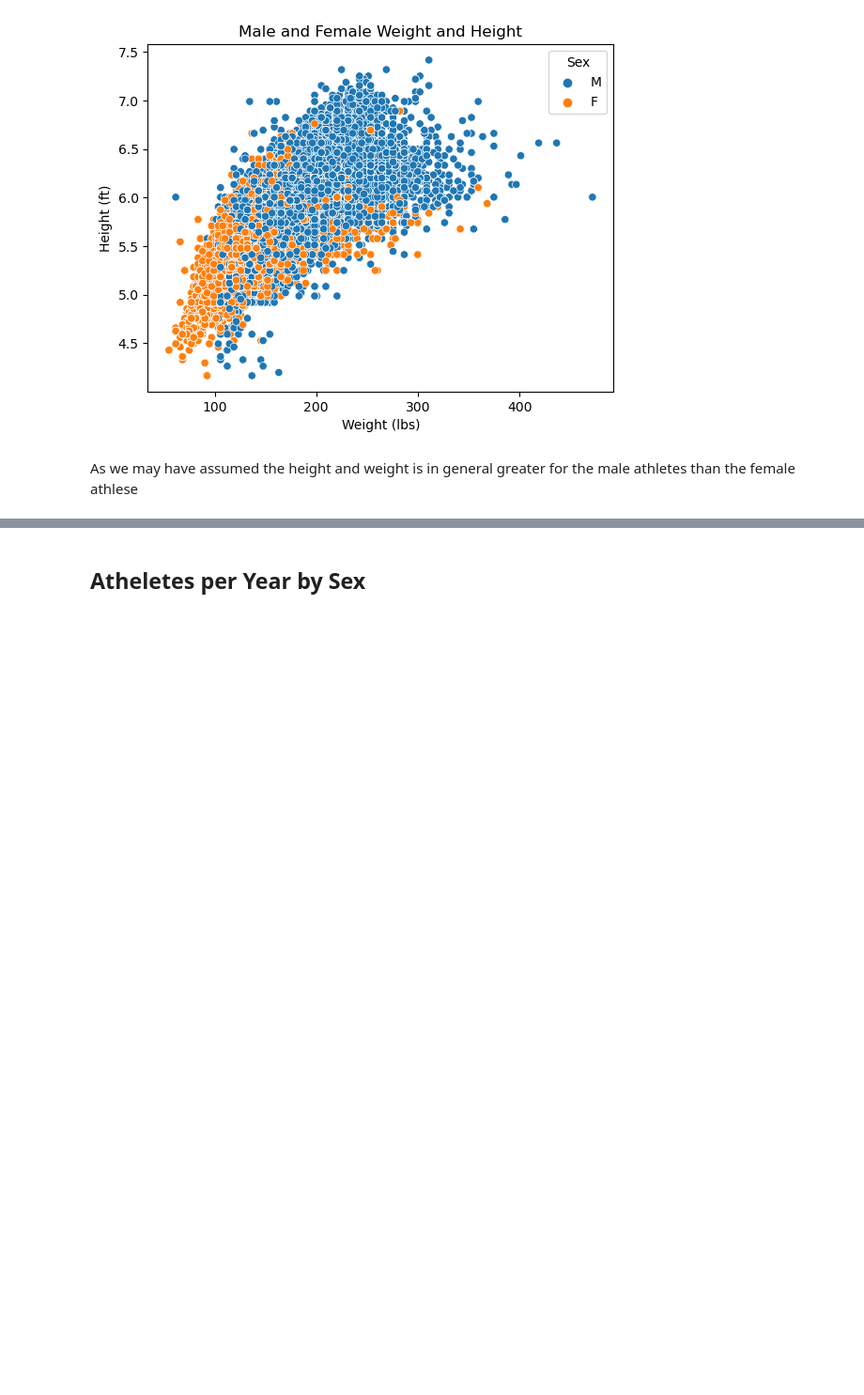
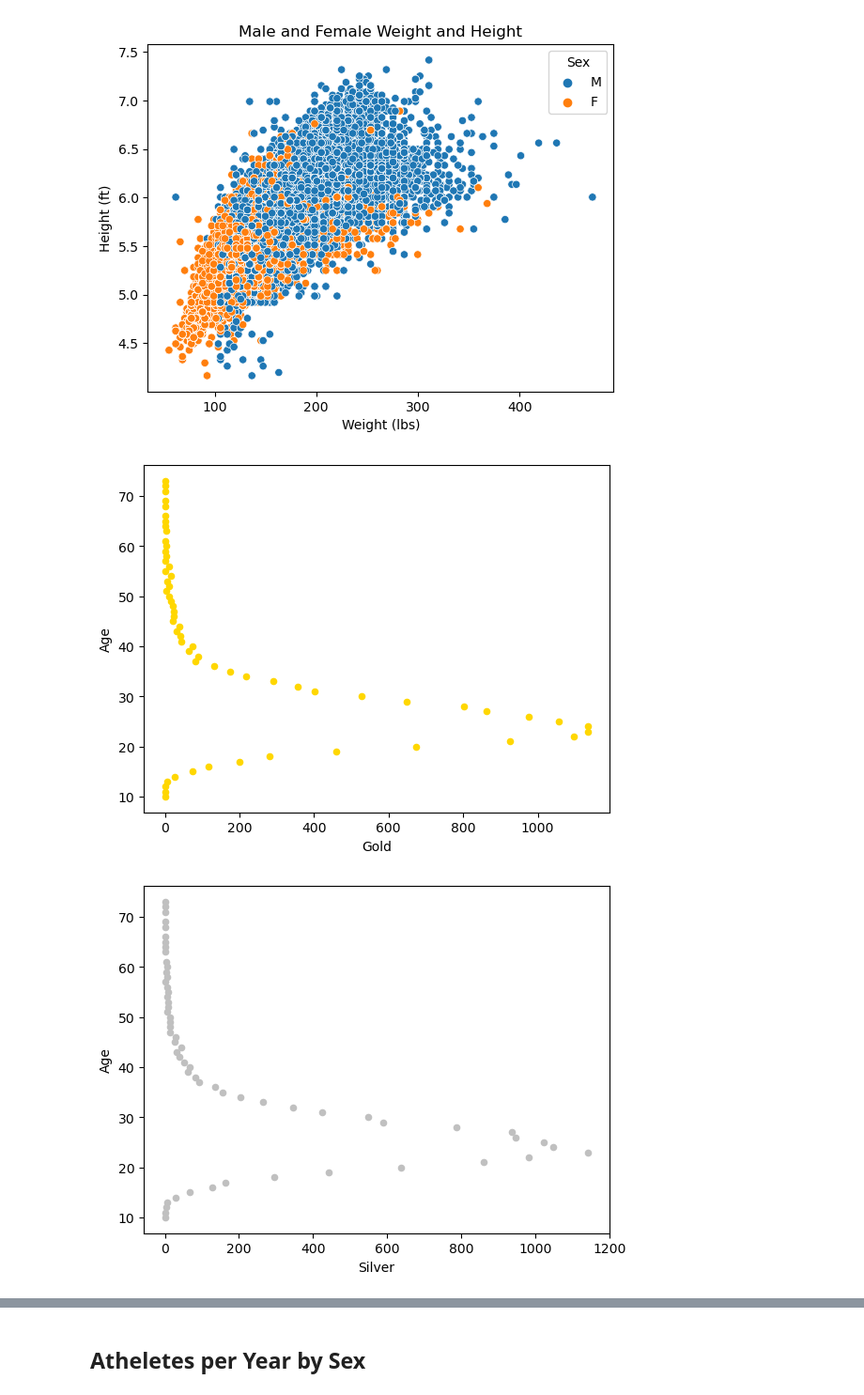
Before and after one commit to duhBlu/CS433-JupyterNotebooks, a Jupyter notebook: Final Project/FinalProject.ipynb, the cells around one changed output, grey strips where cells are left out. Shown: that part at 94% size. Saved outputs shown, nothing was run; the diff lists cells and outputs as text; code cells hidden in the pictures; blank space fills up the shorter version.

```diff
--- a/Final Project/FinalProject.ipynb
+++ b/Final Project/FinalProject.ipynb
@@ -41,5 +41,27 @@ plt.title('Male and Female Weight and Height')
 plt.show()
 # %% [output]
 [figure]
-# %% [markdown]
-As we may have assumed the height and weight is in general greater for the male athletes than the female athlese
+# %%
+# Group the data by age and medal count, and count the number of occurrences
+grouped = df.groupby(['Age', 'Medal'])['ID'].count().reset_index()
+grouped = grouped.rename(columns={'ID': 'Count'})
+
+# Pivot the data to have medal types as columns
+pivoted = grouped.pivot(index='Age', columns='Medal', values='Count')
+pivoted = pivoted.fillna(0)
+pivoted = pivoted.reset_index()
+# Plot a scatter plot of age vs medal count
+pivoted.plot(kind='scatter', x='Gold', y='Age', color='gold')
+pivoted.plot(kind='scatter', x='Silver', y='Age', color='silver')
+pivoted.plot(kind='scatter', x='Bronze', y='Age', color='saddlebrown')
+
+# Set the plot title and axis labels
+plt.title('Relationship between Age and Medal Count')
+plt.xlabel('Medal Count')
+plt.ylabel('Age')
+
+# Show the plot
+plt.show()
+# %% [output]
+[figure, added]
+[figure, added]
```
Also changed, not shown: parts of 10 cells of this notebook.
